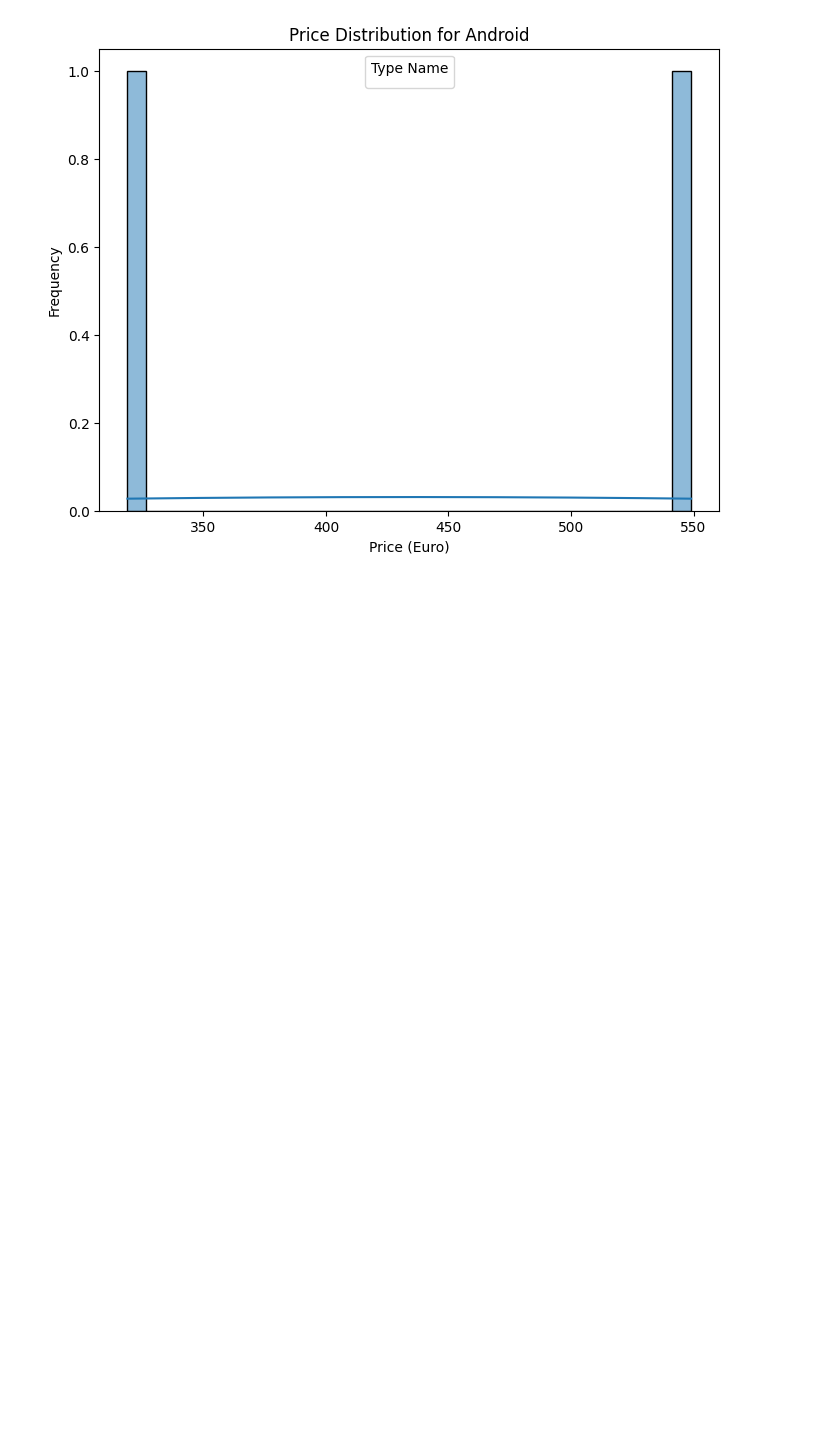
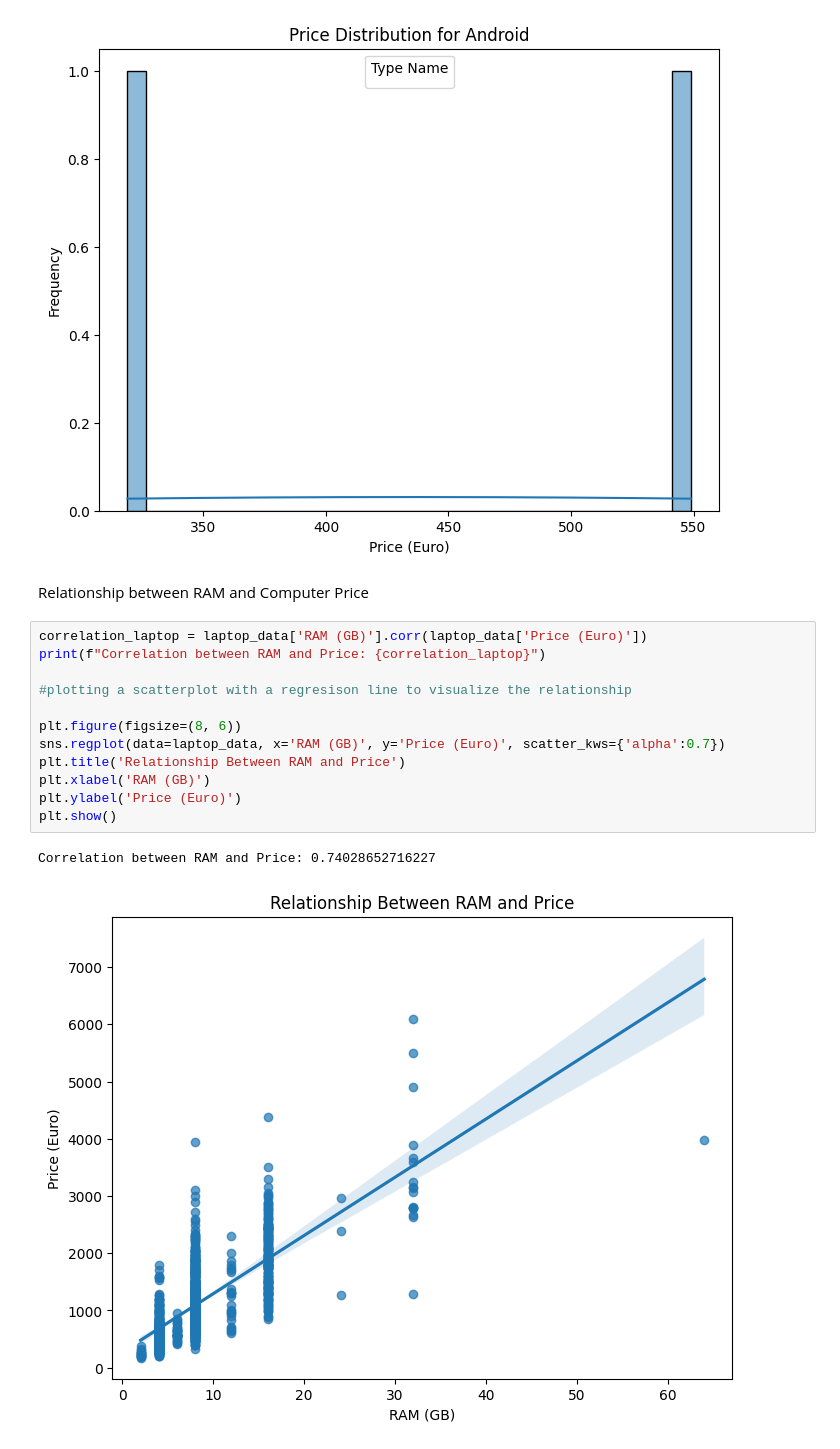
Before and after one commit to Folasewa/DS_Class_Project, a Jupyter notebook: Mini_Project_Folasewa_DS.ipynb, the cells around one changed output. Drawn from its saved outputs; the diff is of its cells as text; blank space fills up the shorter version.

```diff
--- a/Mini_Project_Folasewa_DS.ipynb
+++ b/Mini_Project_Folasewa_DS.ipynb
@@ -430,3 +430,20 @@ No artists with labels found to put in legend.  Note that artists whose label st
 [figure]
 No artists with labels found to put in legend.  Note that artists whose label start with an underscore are ignored when legend() is called with no argument.
 [figure]
+# %% [markdown]
+Relationship between RAM and Computer Price
+# %%
+correlation_laptop = laptop_data['RAM (GB)'].corr(laptop_data['Price (Euro)'])
+print(f"Correlation between RAM and Price: {correlation_laptop}")
+
+#plotting a scatterplot with a regresison line to visualize the relationship
+
+plt.figure(figsize=(8, 6))
+sns.regplot(data=laptop_data, x='RAM (GB)', y='Price (Euro)', scatter_kws={'alpha':0.7})
+plt.title('Relationship Between RAM and Price')
+plt.xlabel('RAM (GB)')
+plt.ylabel('Price (Euro)')
+plt.show()
+# %% [output]
+Correlation between RAM and Price: 0.74028652716227
+[figure, added]
```
